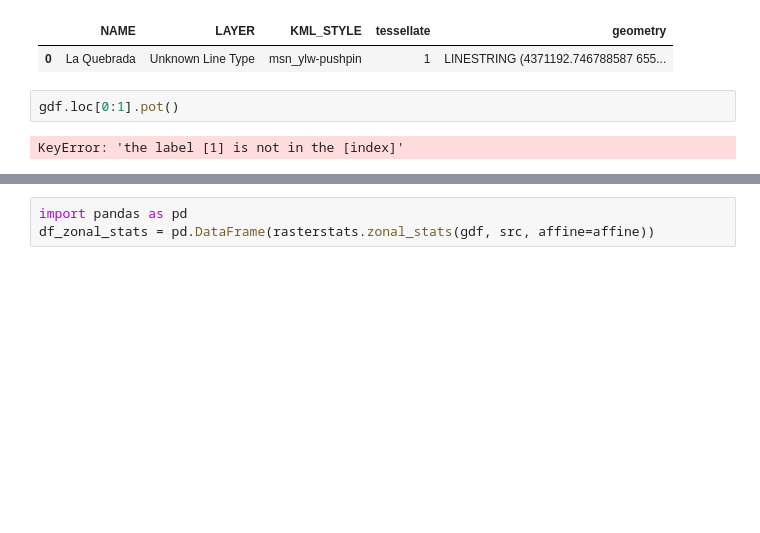
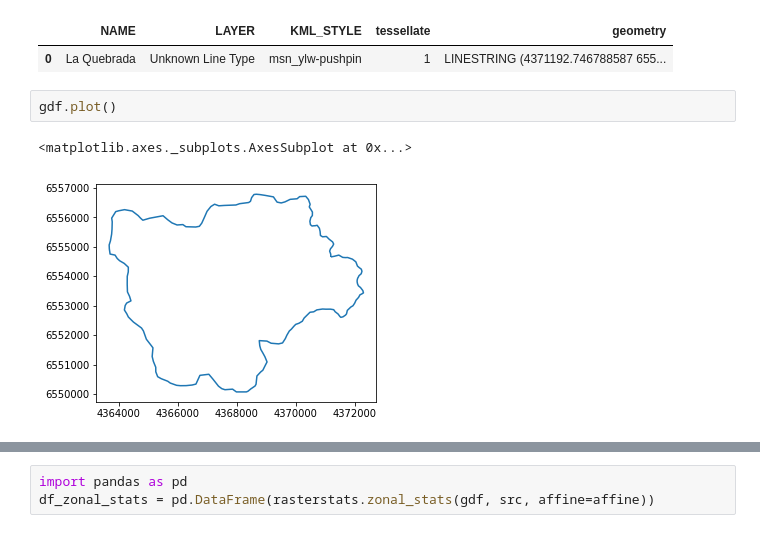
Before and after one commit to OHMC/wrf-cuenca, a Jupyter notebook: Geopandas.ipynb, the cells around one changed output, grey strips where cells are left out. Cells and saved outputs as stored; diff of their text form; blank space fills up the shorter version.

```diff
--- a/Geopandas.ipynb
+++ b/Geopandas.ipynb
@@ -11,10 +11,11 @@ gdf
 # %% [output]
 |  | NAME | LAYER | KML_STYLE | tessellate | geometry |
 | 0 | La Quebrada | Unknown Line Type | msn_ylw-pushpin | 1 | LINESTRING (4371192.746788587 655... |
-# %%
-gdf.loc[0:1].pot()
-# %% [output]
-KeyError: 'the label [1] is not in the [index]'
+# %%
+gdf.plot()
+# %% [output]
+<matplotlib.axes._subplots.AxesSubplot at 0x...>
+[figure, added]
 # %%
 from rasterstats import zonal_stats
 import rasterio
```
Also changed, not shown: parts of 4 cells of this notebook, 7 other files.
